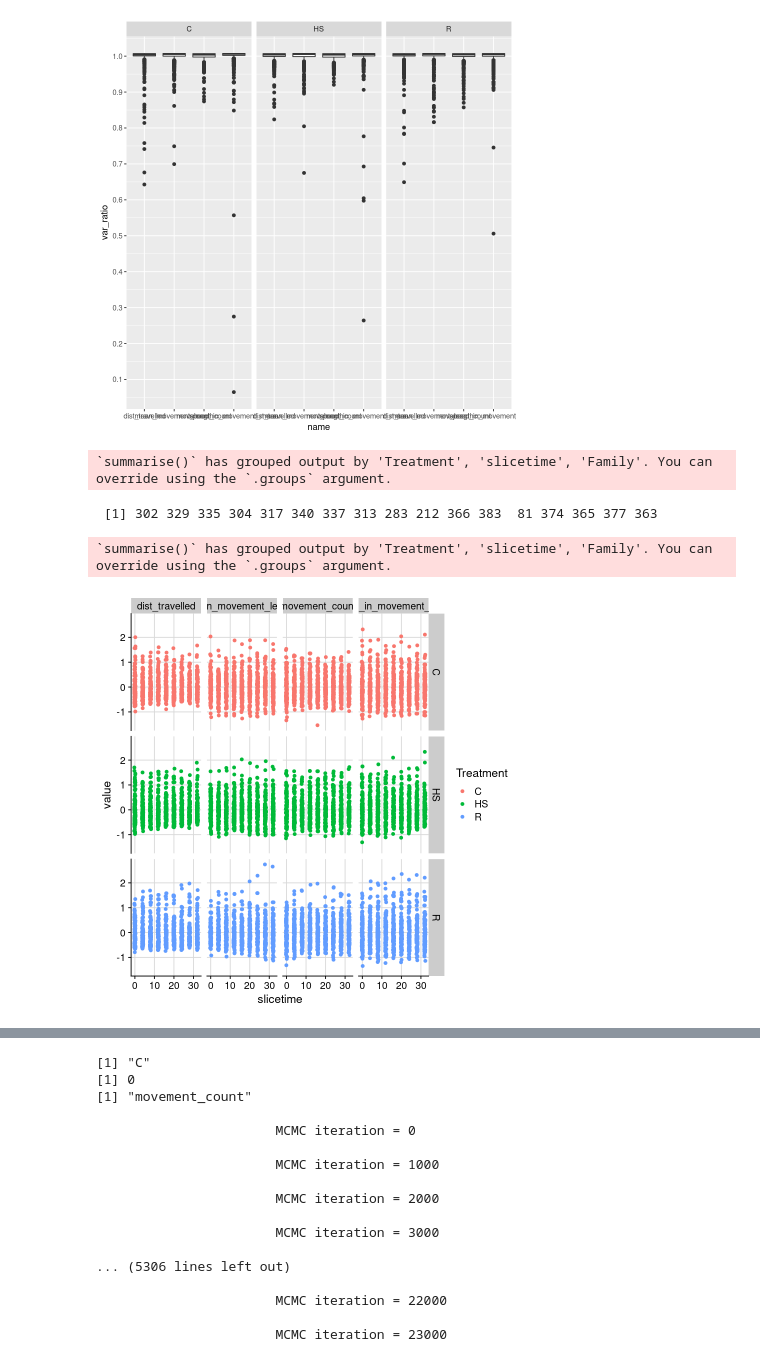
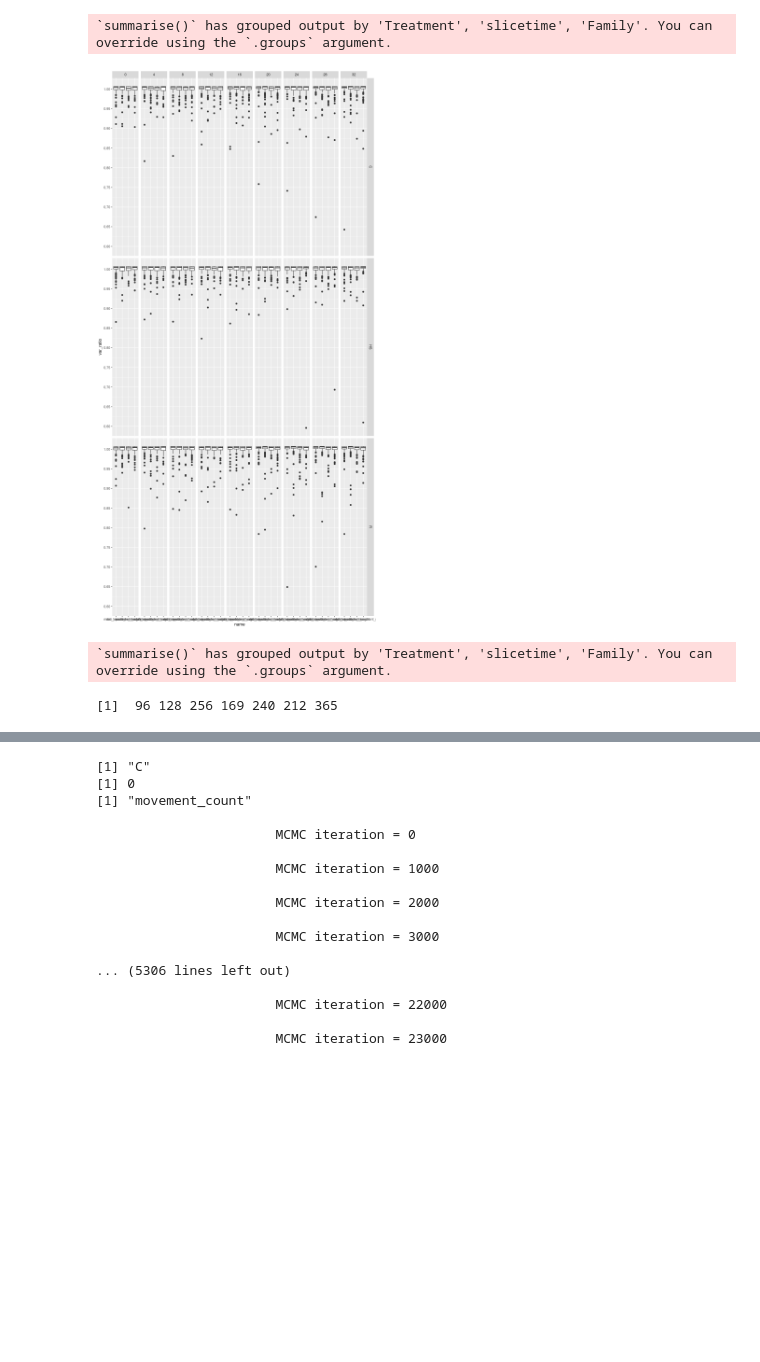
Before and after one commit to Wolfffff/quantitative-genetics-behavior, a Jupyter notebook: sandbox/20210603_Wolf/20210520_Example_H2-MCMC+G-matrix.ipynb, the cells around one changed output, grey strips where cells are left out. Saved outputs shown, nothing was run; the diff lists cells and outputs as text; code cells hidden in the pictures; blank space fills up the shorter version.

Commit message:
new data heritability runs

```diff
--- a/sandbox/20210603_Wolf/20210520_Example_H2-MCMC+G-matrix.ipynb
+++ b/sandbox/20210603_Wolf/20210520_Example_H2-MCMC+G-matrix.ipynb
@@ -205,30 +225,53 @@ var_leverage_df = na.omit(var_leverage_df)
-# %%
-var_leverage_df %>%
-    ggplot(aes(name, var_ratio)) + geom_boxplot() + scale_y_continuous(n.breaks = 10) + facet_wrap(~Treatment)
-# %% [output]
-[figure, removed]
-# %%
-var_lev = var_leverage_df %>%
-    filter(var_ratio < 0.85) %>%
-    select(Family)
-
-family_means_df = scaledFamilyMeans(f1s_df_ts)
-too_small_values = family_means_df %>%
-    filter(name == "speed_in_movement_mean",
-
-           slicetime == 20,
-          value < -1) %>%
-    arrange(value)
-#write_csv(too_small_values, file = "too_small_speed_in_movement_mean_atTime20.csv")
-weird_families = unique(c(too_small_values$Family, var_lev$Family))
-weird_families
-# %% [output]
-`summarise()` has grouped output by 'Treatment', 'slicetime', 'Family'. You can override using the `.groups` argument.
- [1] 302 329 335 304 317 340 337 313 283 212 366 383  81 374 365 377 363
+# %%
+family_means_df = scaledFamilyMeans(f1s_df_ts)
+var_leverage_df = data.frame(Treatment = NA_character_, slicetime = NA_integer_,
+                           name = NA_character_,
+                           Family = NA_integer_,
+                           var_ratio = NA_real_)
+for(t in unique(family_means_df$Treatment)){
+    for(s in unique(family_means_df$slicetime)){
+        for(n in unique(family_means_df$name)){
+            current_slice = filter(family_means_df, Treatment == t,
+                                                    slicetime == s,
+                                                    name == n)
+            total_var = var(current_slice$value)
+            for(fam in unique(current_slice$Family)){
+                var_leverage_df = rbind(var_leverage_df, data.frame(Treatment = t,
+                           slicetime = s,
+                           name = n,
+                           Family = fam,
+                           var_ratio = var(filter(current_slice, Family != fam)$value)/total_var))
+            }
+        }
+    }
+}
+var_leverage_df = na.omit(var_leverage_df)
+# %% [output]
+`summarise()` has grouped output by 'Treatment', 'slicetime', 'Family'. You can override using the `.groups` argument.
+# %%
+libr
+var_leverage_df %>%
+    ggplot(aes(name, var_ratio)) + geom_boxplot() +
+    scale_y_continuous(n.breaks = 10) + facet_grid(Treatment~slicetime)
+# %% [output]
+[figure, added]
+# %%
+var_lev = var_leverage_df %>%
+    filter(var_ratio < 0.75) %>%
+    select(Family)
+
+family_means_df = scaledFamilyMeans(f1s_df_ts)
+too_small_values = family_means_df %>%
+    filter(name == "speed_in_movement_mean",
+
+           slicetime == 20,
+          value < -1) %>%
+    arrange(value)
+#write_csv(too_small_values, file = "too_small_speed_in_movement_mean_atTime20.csv")
+weird_families = unique(c(too_small_values$Family, var_lev$Family))
+weird_families
+# %% [output]
+`summarise()` has grouped output by 'Treatment', 'slicetime', 'Family'. You can override using the `.groups` argument.
+[1]  96 128 256 169 240 212 365
 # %%
 f1s_df_ts_filtered = filter(f1s_df_ts, !Family %in% weird_families)
-# %%
-make_familyPlots(f1s_df_ts_filtered)
-# %% [output]
-`summarise()` has grouped output by 'Treatment', 'slicetime', 'Family'. You can override using the `.groups` argument.
-[figure, removed]
```
Also changed, not shown: parts of 19 cells of this notebook, 2 other files.
